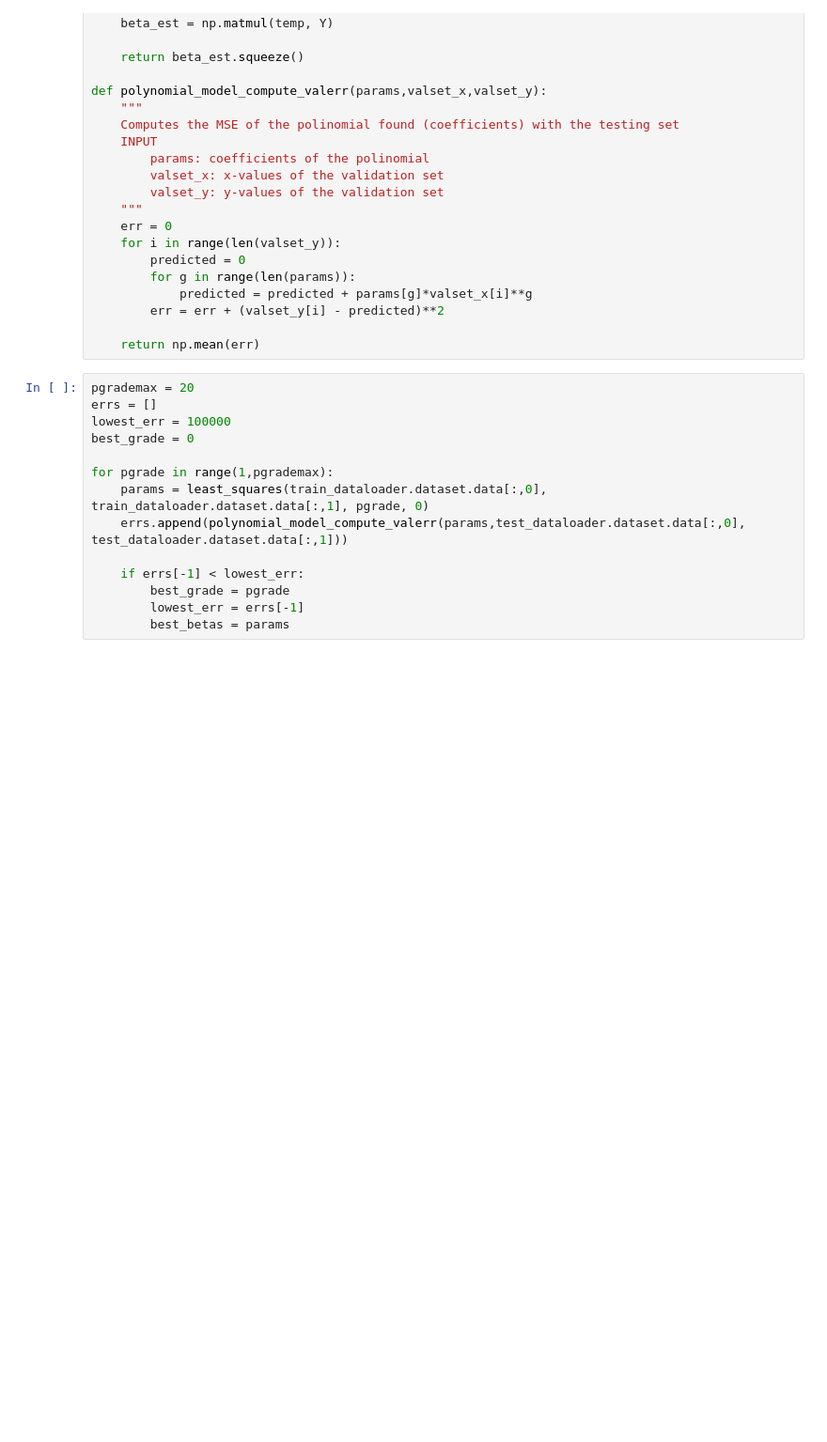
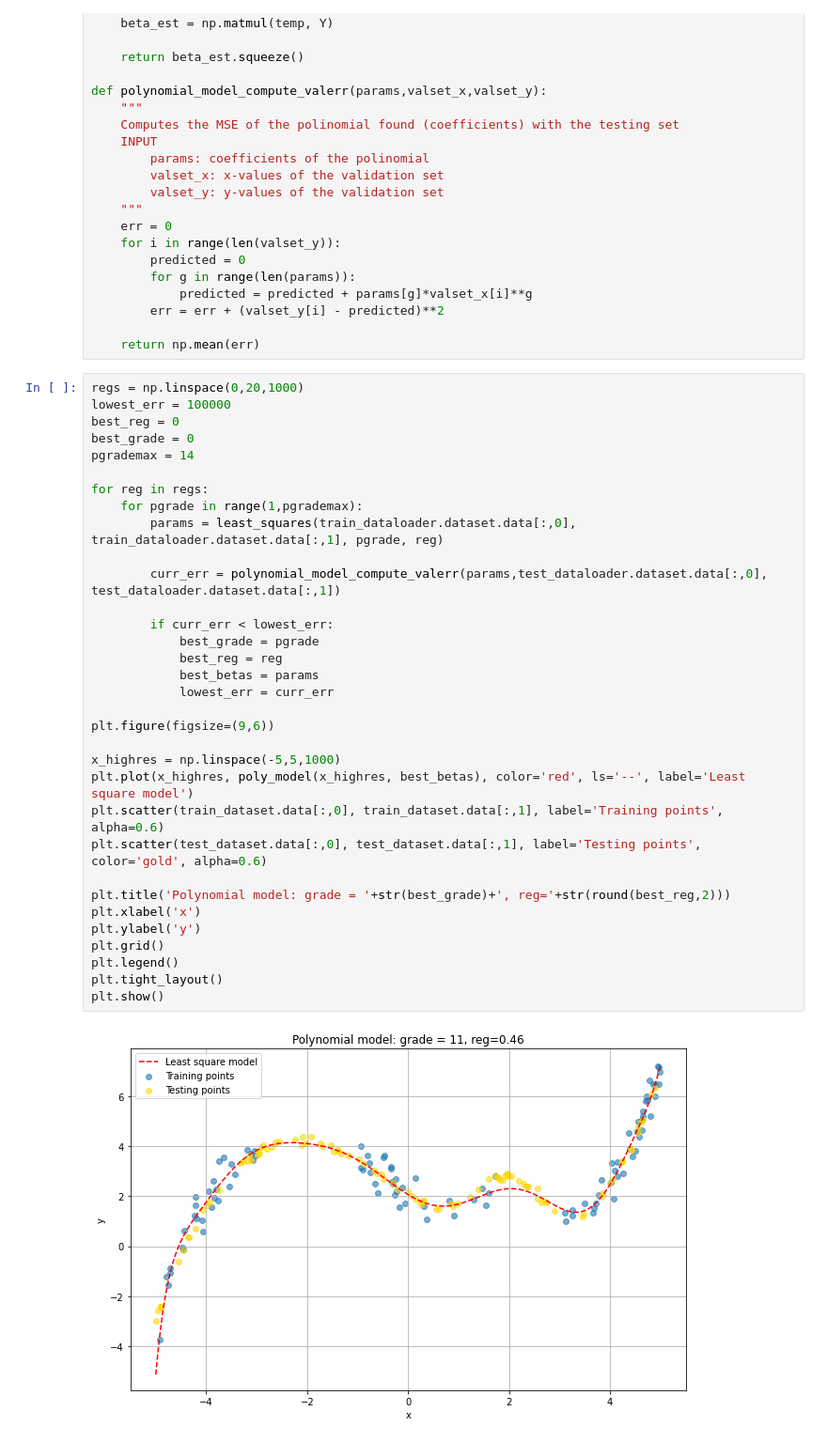
Before and after one commit to SaverioMonaco/NN-DeepLearning-Projects, a Jupyter notebook: 1. Supervised Deep Learning/Monaco-HW1-Regression.ipynb, the cells around one changed output. Shown: that part at 94% size. Saved outputs shown, nothing was run; the diff lists cells and outputs as text; blank space fills up the shorter version.

```diff
--- a/1. Supervised Deep Learning/Monaco-HW1.ipynb
+++ b/1. Supervised Deep Learning/Monaco-HW1-Regression.ipynb
@@ -466,16 +511,37 @@ def polynomial_model_compute_valerr(params,valset_x,valset_y):
 
     return np.mean(err)
 # %%
-pgrademax = 20
-errs = []
+regs = np.linspace(0,20,1000)
 lowest_err = 100000
+best_reg = 0
 best_grade = 0
+pgrademax = 14
 
-for pgrade in range(1,pgrademax):
-    params = least_squares(train_dataloader.dataset.data[:,0], train_dataloader.dataset.data[:,1], pgrade, 0)
-    errs.append(polynomial_model_compute_valerr(params,test_dataloader.dataset.data[:,0], test_dataloader.dataset.data[:,1]))
+for reg in regs:
+    for pgrade in range(1,pgrademax):
+        params = least_squares(train_dataloader.dataset.data[:,0], train_dataloader.dataset.data[:,1], pgrade, reg)
 
-    if errs[-1] < lowest_err:
-        best_grade = pgrade
-        lowest_err = errs[-1]
-        best_betas = params
+        curr_err = polynomial_model_compute_valerr(params,test_dataloader.dataset.data[:,0], test_dataloader.dataset.data[:,1])
+
+        if curr_err < lowest_err:
+            best_grade = pgrade
+            best_reg = reg
+            best_betas = params
+            lowest_err = curr_err
+
+plt.figure(figsize=(9,6))
+
+x_highres = np.linspace(-5,5,1000)
+plt.plot(x_highres, poly_model(x_highres, best_betas), color='red', ls='--', label='Least square model')
+plt.scatter(train_dataset.data[:,0], train_dataset.data[:,1], label='Training points', alpha=0.6)
+plt.scatter(test_dataset.data[:,0], test_dataset.data[:,1], label='Testing points', color='gold', alpha=0.6)
+
+plt.title('Polynomial model: grade = '+str(best_grade)+', reg='+str(round(best_reg,2)))
+plt.xlabel('x')
+plt.ylabel('y')
+plt.grid()
+plt.legend()
+plt.tight_layout()
+plt.show()
+# %% [output]
+[figure, added]
```
Also changed, not shown: parts of 17 cells of this notebook, 1 other file.
